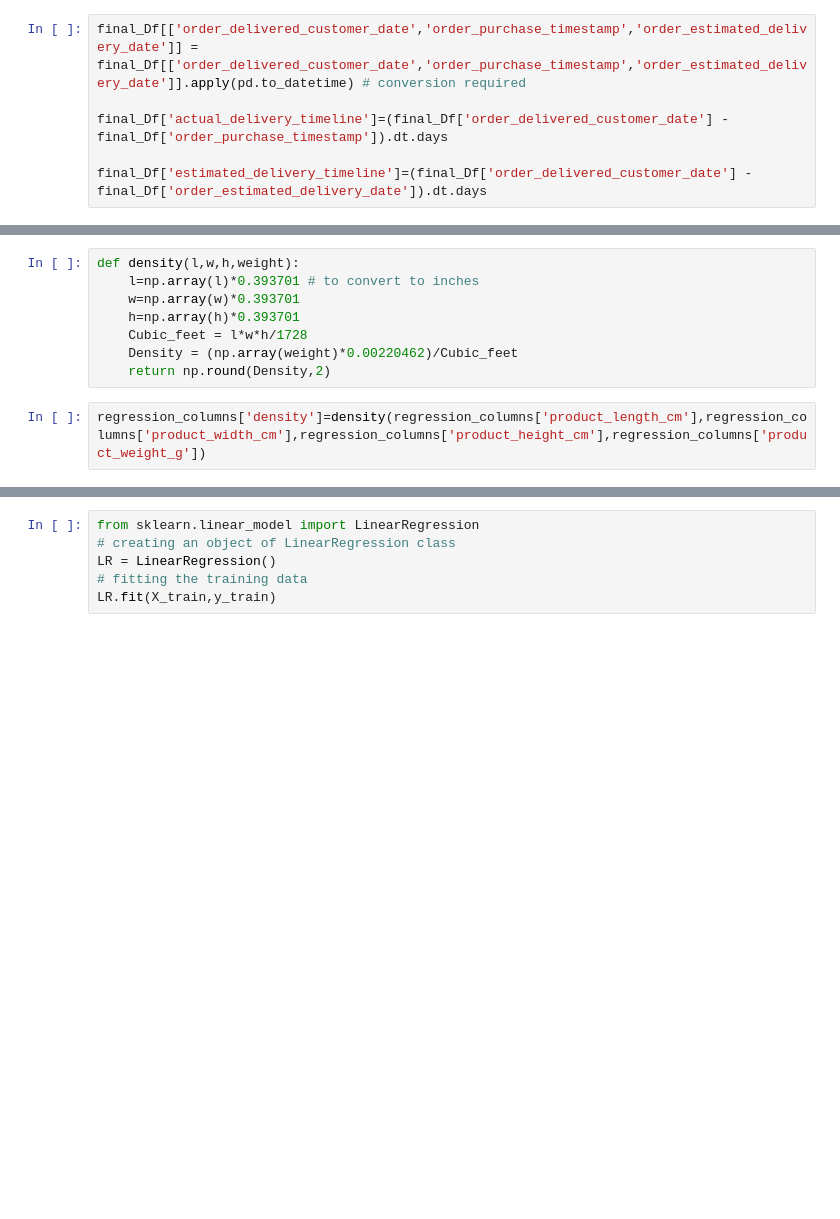
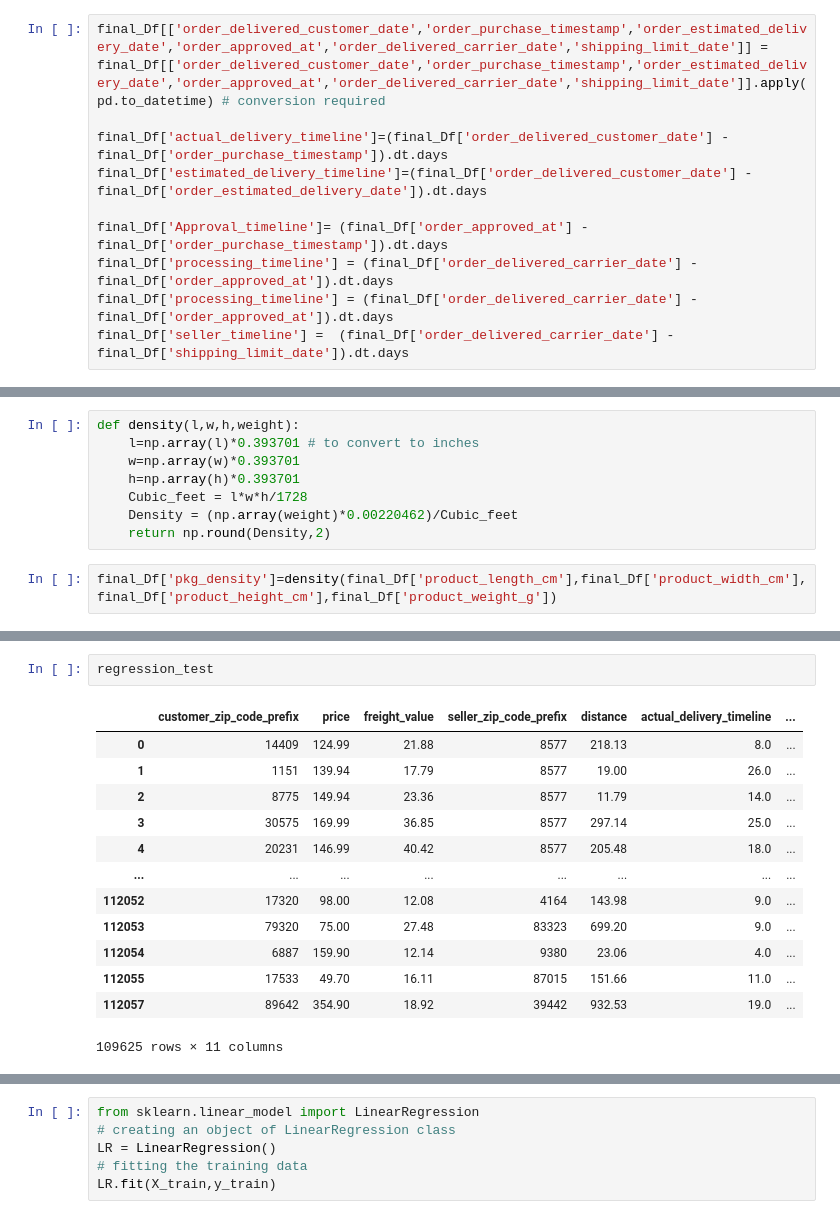
Before and after one commit to rameshavinash94/Regression_Retail_Store, a Jupyter notebook: Regression_Problem.ipynb, the cells around one changed output, grey strips where cells are left out. Drawn from its saved outputs; the diff is of its cells as text; blank space fills up the shorter version.

```diff
--- a/Regression_Problem.ipynb
+++ b/Regression_Problem.ipynb
@@ -162,8 +162,12 @@ Index(['customer_id', 'customer_zip_code_prefix', 'customer_city',
        'seller_lng', 'distance'],
       dtype='object')
 # %%
-final_Df[['order_delivered_customer_date','order_purchase_timestamp','order_estimated_delivery_date']] = final_Df[['order_delivered_customer_date','order_purchase_timestamp','order_estimated_delivery_date']].apply(pd.to_datetime) # conversion required
+final_Df[['order_delivered_customer_date','order_purchase_timestamp','order_estimated_delivery_date','order_approved_at','order_delivered_carrier_date','shipping_limit_date']] = final_Df[['order_delivered_customer_date','order_purchase_timestamp','order_estimated_delivery_date','order_approved_at','order_delivered_carrier_date','shipping_limit_date']].apply(pd.to_datetime) # conversion required
 
 final_Df['actual_delivery_timeline']=(final_Df['order_delivered_customer_date'] - final_Df['order_purchase_timestamp']).dt.days
+final_Df['estimated_delivery_timeline']=(final_Df['order_delivered_customer_date'] - final_Df['order_estimated_delivery_date']).dt.days
 
-final_Df['estimated_delivery_timeline']=(final_Df['order_delivered_customer_date'] - final_Df['order_estimated_delivery_date']).dt.days
+final_Df['Approval_timeline']= (final_Df['order_approved_at'] - final_Df['order_purchase_timestamp']).dt.days
+final_Df['processing_timeline'] = (final_Df['order_delivered_carrier_date'] - final_Df['order_approved_at']).dt.days
+final_Df['processing_timeline'] = (final_Df['order_delivered_carrier_date'] - final_Df['order_approved_at']).dt.days
+final_Df['seller_timeline'] =  (final_Df['order_delivered_carrier_date'] - final_Df['shipping_limit_date']).dt.days
@@ -199,4 +182,4 @@ def density(l,w,h,weight):
     Density = (np.array(weight)*0.00220462)/Cubic_feet
     return np.round(Density,2)
 # %%
-regression_columns['density']=density(regression_columns['product_length_cm'],regression_columns['product_width_cm'],regression_columns['product_height_cm'],regression_columns['product_weight_g'])
+final_Df['pkg_density']=density(final_Df['product_length_cm'],final_Df['product_width_cm'],final_Df['product_height_cm'],final_Df['product_weight_g'])
@@ -208,0 +204,16 @@ See the caveats in the documentation: http://pandas.pydata.org/pandas-docs/stabl
+# %%
+regression_test
+# %% [output]
+|  | customer_zip_code_prefix | price | freight_value | seller_zip_code_prefix | distance | actual_delivery_timeline | ... |
+| 0 | 14409 | 124.99 | 21.88 | 8577 | 218.13 | 8.0 | ... |
+| 1 | 1151 | 139.94 | 17.79 | 8577 | 19.00 | 26.0 | ... |
+| 2 | 8775 | 149.94 | 23.36 | 8577 | 11.79 | 14.0 | ... |
+| 3 | 30575 | 169.99 | 36.85 | 8577 | 297.14 | 25.0 | ... |
+| 4 | 20231 | 146.99 | 40.42 | 8577 | 205.48 | 18.0 | ... |
+| ... | ... | ... | ... | ... | ... | ... | ... |
+| 112052 | 17320 | 98.00 | 12.08 | 4164 | 143.98 | 9.0 | ... |
+| 112053 | 79320 | 75.00 | 27.48 | 83323 | 699.20 | 9.0 | ... |
+| 112054 | 6887 | 159.90 | 12.14 | 9380 | 23.06 | 4.0 | ... |
+| 112055 | 17533 | 49.70 | 16.11 | 87015 | 151.66 | 11.0 | ... |
+| 112057 | 89642 | 354.90 | 18.92 | 39442 | 932.53 | 19.0 | ... |
+109625 rows × 11 columns
```
Also changed, not shown: parts of 50 cells of this notebook.
